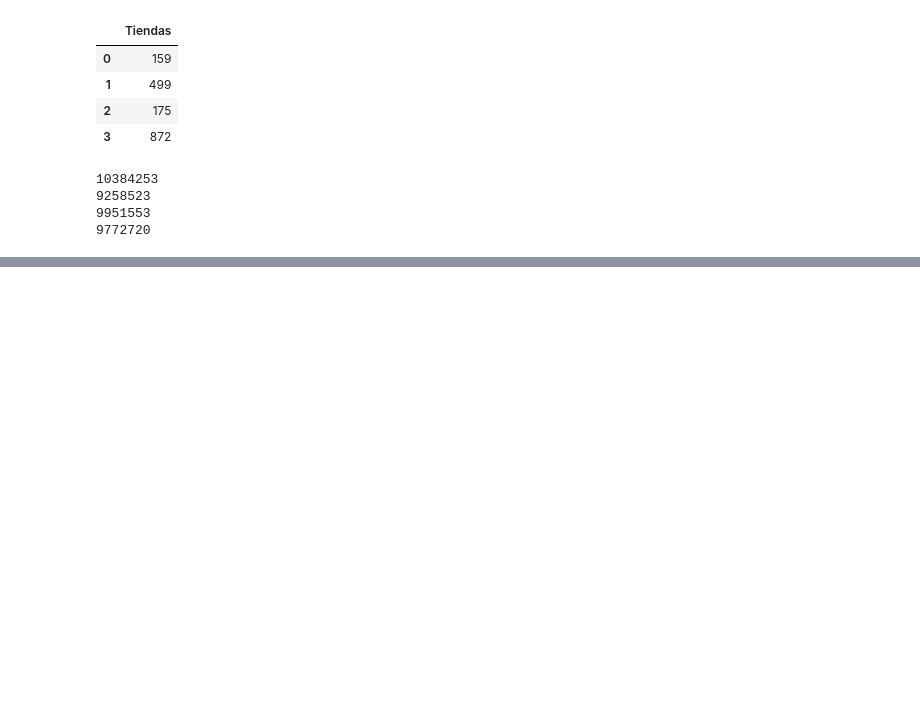
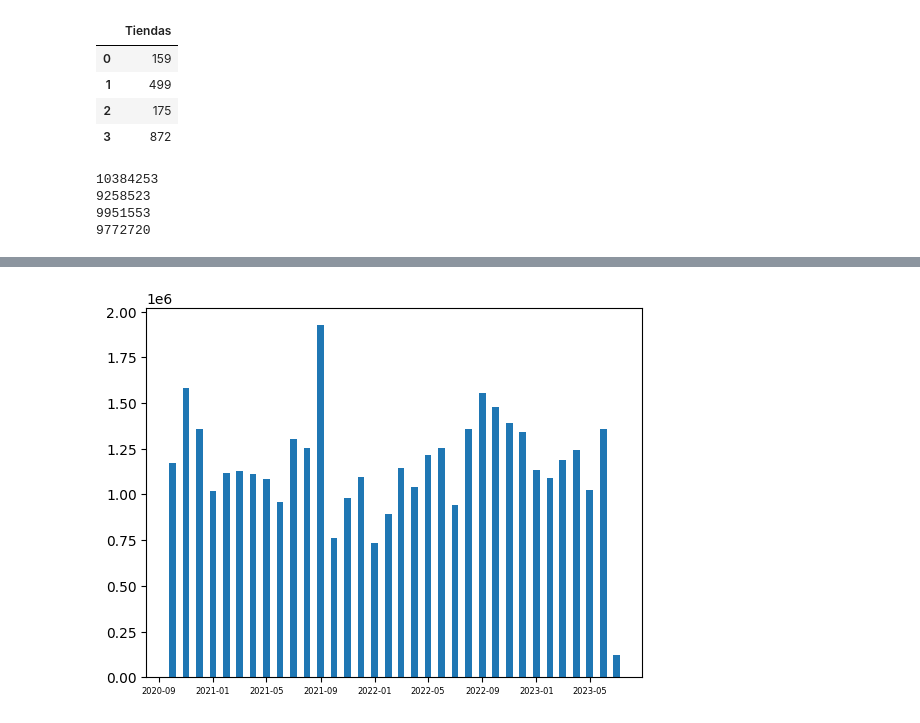
Before and after one commit to okadath/data_mining, a Jupyter notebook: Untitled.ipynb, the cells around one changed output, grey strips where cells are left out. Saved outputs shown, nothing was run; the diff lists cells and outputs as text; code cells hidden in the pictures; blank space fills up the shorter version.

```diff
--- a/Untitled.ipynb
+++ b/Untitled.ipynb
@@ -205,0 +389,3 @@ for i in df_tiendas["Tiendas"]:
+# %%
+periodos_sum=pd.DataFrame({'periodo':unique_list,"monto de txns":montos} )
+periodos_sum
@@ -205,0 +410,3 @@ for i in df_tiendas["Tiendas"]:
+# %%
+for i in periodos_sum["periodo"]:
+    print(i[0:4]+"/"+i[4:])
@@ -205,0 +431,6 @@ for i in df_tiendas["Tiendas"]:
+# %%
+fechas_full=[]
+for i in periodos_sum["periodo"]:
+
+    fechas_full.append(i[0:4]+"/"+i[4:])
+fechas_full
@@ -205,0 +455,3 @@ for i in df_tiendas["Tiendas"]:
+# %%
+periodos_sum["InsertedDates"] = pd.to_datetime(fechas_full, format="%Y/%m")
+periodos_sum
@@ -205,0 +476,8 @@ for i in df_tiendas["Tiendas"]:
+# %%
+import matplotlib.pyplot as plt
+%matplotlib inline
+plt.bar(periodos_sum["InsertedDates"], periodos_sum["monto de txns"],width=15)
+plt.xticks(fontsize=6)
+plt.show()
+# %% [output]
+[figure, added]
```
Also changed, not shown: parts of 18 cells of this notebook.
